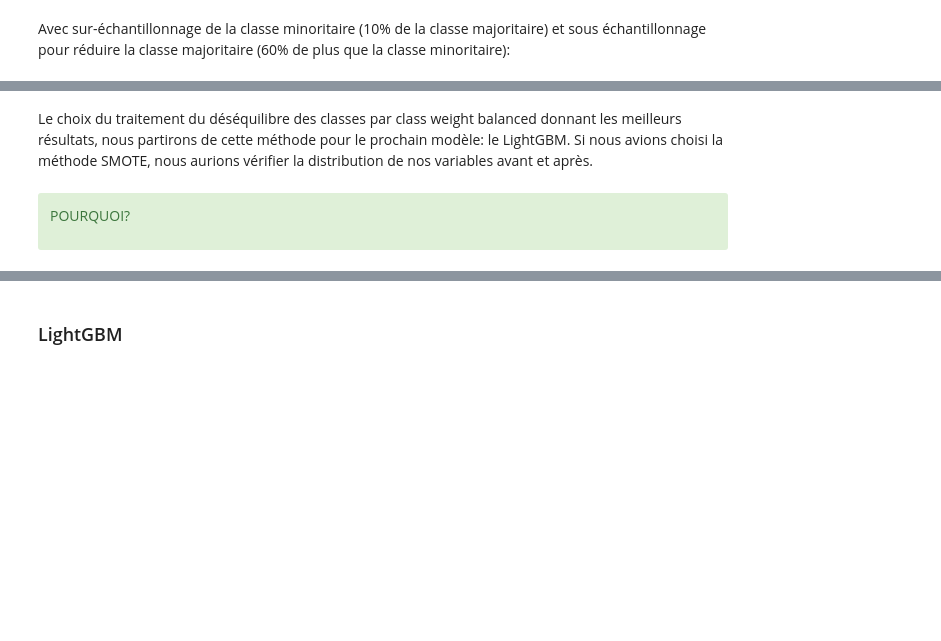
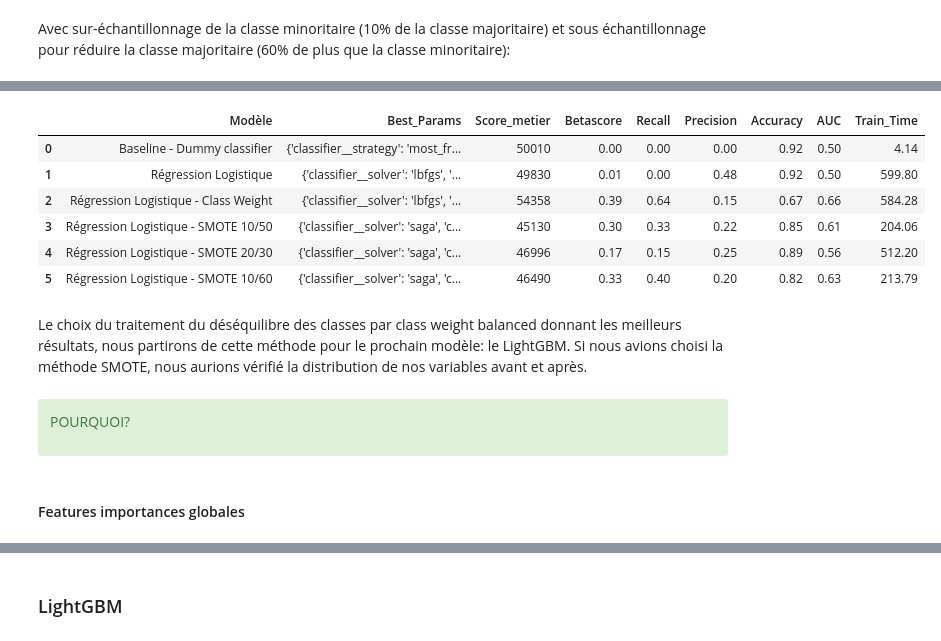
Before and after one commit to Milie-Mimi/OC_DS_Project7_, a Jupyter notebook: GROSCHENE_Emilie_2_model_032023.ipynb, the cells around one changed output, grey strips where cells are left out. Drawn from its saved outputs; the diff is of its cells as text; code cells hidden in the pictures; blank space fills up the shorter version.

Commit message:
Ajout feature imp régression logistique

```diff
--- a/GROSCHENE_Emilie_2_model_032023.ipynb
+++ b/GROSCHENE_Emilie_2_model_032023.ipynb
@@ -687,0 +1037,3 @@ fct_model.matrice_confusion(ytest = y_test,
+# %%
+df_models_recap = pd.concat([df_models_recap, df_models_recap_reglog_SMOTE1050]).reset_index(drop = True)
+df_models_recap
@@ -725,0 +1115,15 @@ fct_model.matrice_confusion(ytest = y_test,
+# %%
+dic_df_recap = {'Modèle':[reglog_smote_name2030],
+                'Best_Params':[reglog_smote_params2030],
+                'Score_metier':[biz_reglog_SMOTE2030],
+                'Betascore':[beta_reglog_SMOTE2030],
+                'Recall':[rec_reglog_SMOTE2030],
+                'Precision':[prec_reglog_SMOTE2030],
+                'Accuracy':[acc_reglog_SMOTE2030],
+                'AUC':[auc_reglog_SMOTE2030],
+                "Train_Time": [reglog_smote_duration2030],}
+
+df_models_recap_reglog_SMOTE2030 = pd.DataFrame(data = dic_df_recap)
+# %%
+df_models_recap = pd.concat([df_models_recap, df_models_recap_reglog_SMOTE2030]).reset_index(drop = True)
+df_models_recap
@@ -764,6 +1206,31 @@ fct_model.matrice_confusion(ytest = y_test,
+# %%
+dic_df_recap = {'Modèle':[reglog_smote_name1060],
+                'Best_Params':[reglog_smote_params1060],
+                'Score_metier':[biz_reglog_SMOTE1060],
+                'Betascore':[beta_reglog_SMOTE1060],
+                'Recall':[rec_reglog_SMOTE1060],
+                'Precision':[prec_reglog_SMOTE1060],
+                'Accuracy':[acc_reglog_SMOTE1060],
+                'AUC':[auc_reglog_SMOTE1060],
+                "Train_Time": [reglog_smote_duration1060],}
+
+df_models_recap_reglog_SMOTE1060 = pd.DataFrame(data = dic_df_recap)
+# %%
+df_models_recap = pd.concat([df_models_recap, df_models_recap_reglog_SMOTE1060]).reset_index(drop = True)
+df_models_recap
+# %% [output]
+|  | Modèle | Best_Params | Score_metier | Betascore | Recall | Precision | Accuracy | AUC | Train_Time |
+| 0 | Baseline - Dummy classifier | {'classifier__strategy': 'most_fr... | 50010 | 0.00 | 0.00 | 0.00 | 0.92 | 0.50 | 4.14 |
+| 1 | Régression Logistique | {'classifier__solver': 'lbfgs', '... | 49830 | 0.01 | 0.00 | 0.48 | 0.92 | 0.50 | 599.80 |
+| 2 | Régression Logistique - Class Weight | {'classifier__solver': 'lbfgs', '... | 54358 | 0.39 | 0.64 | 0.15 | 0.67 | 0.66 | 584.28 |
+| 3 | Régression Logistique - SMOTE 10/50 | {'classifier__solver': 'saga', 'c... | 45130 | 0.30 | 0.33 | 0.22 | 0.85 | 0.61 | 204.06 |
+| 4 | Régression Logistique - SMOTE 20/30 | {'classifier__solver': 'saga', 'c... | 46996 | 0.17 | 0.15 | 0.25 | 0.89 | 0.56 | 512.20 |
+| 5 | Régression Logistique - SMOTE 10/60 | {'classifier__solver': 'saga', 'c... | 46490 | 0.33 | 0.40 | 0.20 | 0.82 | 0.63 | 213.79 |
 # %% [markdown]
-Le choix du traitement du déséquilibre des classes par class weight balanced donnant les meilleurs résultats, nous partirons de cette méthode pour le prochain modèle: le LightGBM. Si nous avions choisi la méthode SMOTE, nous aurions vérifier la distribution de nos variables avant et après.
+Le choix du traitement du déséquilibre des classes par class weight balanced donnant les meilleurs résultats, nous partirons de cette méthode pour le prochain modèle: le LightGBM. Si nous avions choisi la méthode SMOTE, nous aurions vérifié la distribution de nos variables avant et après.
 # %% [markdown]
 <div class="alert alert-block alert-success">
     <p>POURQUOI?</p>
 </div>
+# %% [markdown]
+#### Features importances globales
```
Also changed, not shown: parts of 71 cells of this notebook.
